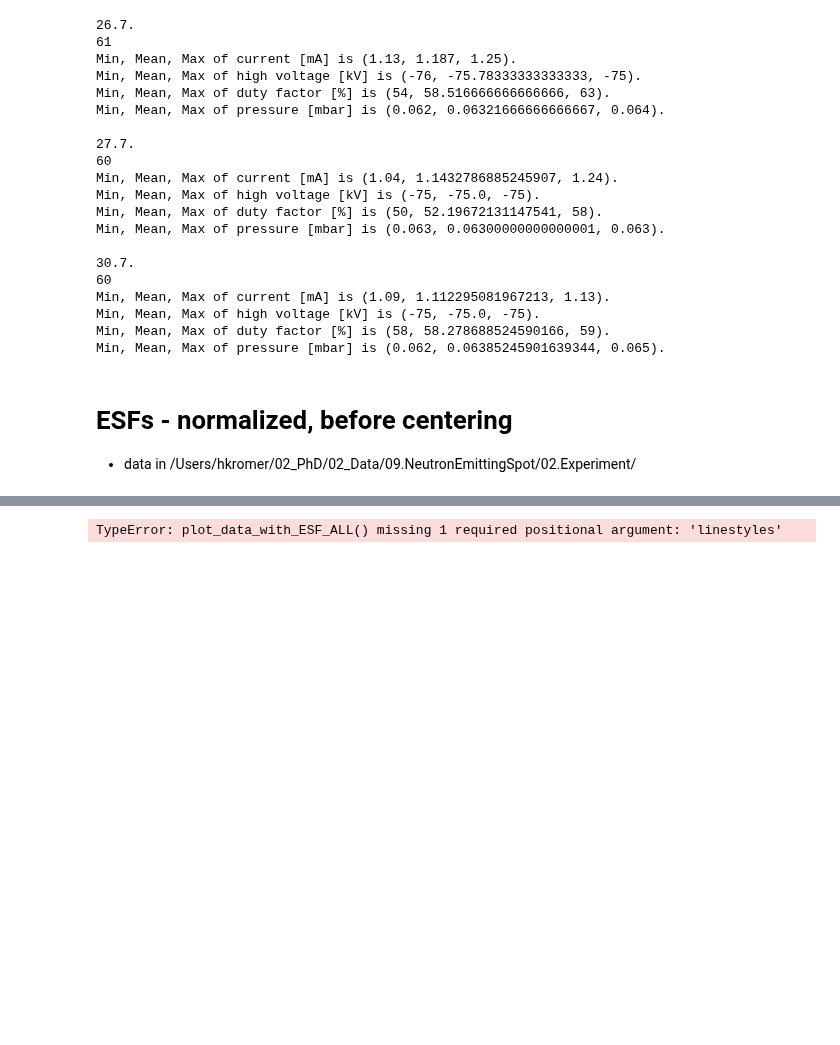
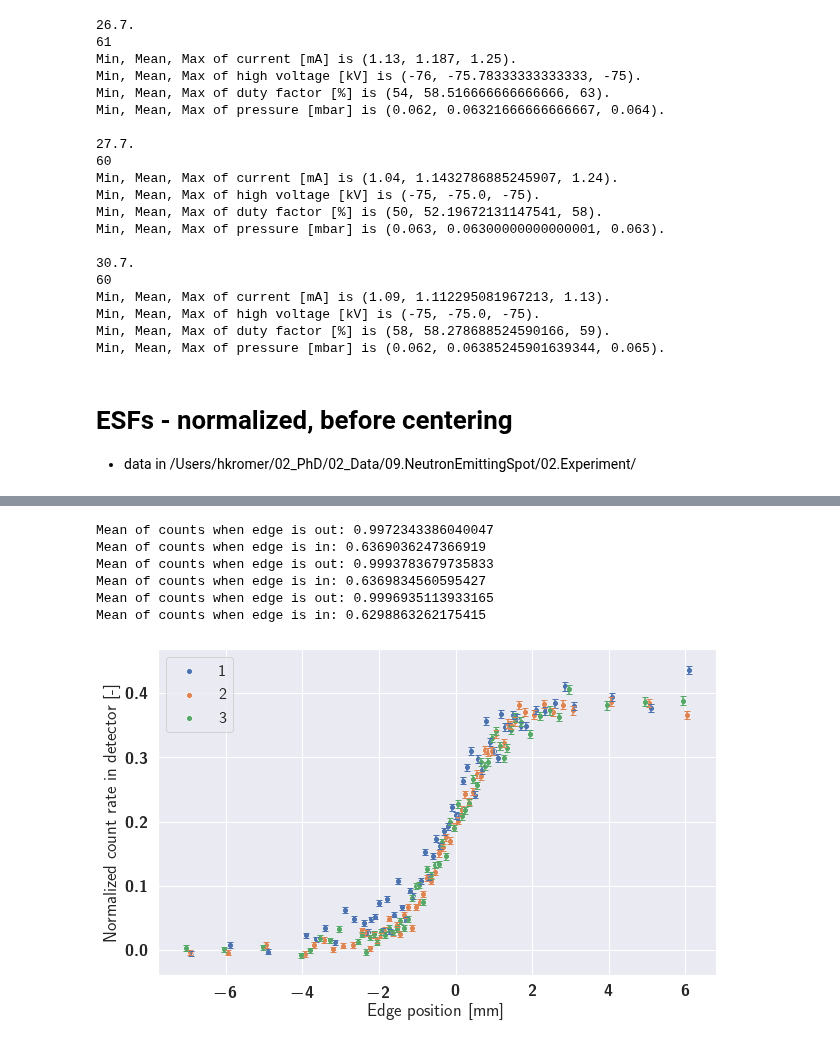
Before and after one commit to kromerh/phd_python, a Jupyter notebook: 04_emitting_spot_size/02.Experiment.withErrorsAndOptimize.ipynb, the cells around one changed output, grey strips where cells are left out. Cells and saved outputs as stored; diff of their text form; code cells hidden in the pictures; blank space fills up the shorter version.

```diff
--- a/04_emitting_spot_size/02.Experiment.withErrorsAndOptimize.ipynb
+++ b/04_emitting_spot_size/02.Experiment.withErrorsAndOptimize.ipynb
@@ -1179,10 +386,0 @@ Mean of counts when edge is in: 0.6116480096865845
-# %%
-outputfolder = '/Users/hkromer/polybox/Thesis/Chapters/DetailedNeutronGeneratorCharacterization/Figures/emitting_spot_size_experiment/'
-figname = f'ESF_with_fit_ALL'
-colors = ['darkorange', 'darkblue', 'darkred']
-labels = ['1', '2', '3']
-markers = ['v','o','s']
-
-plot_data_with_ESF_ALL(fnames, colors, labels, outputfolder, figname, markers)
-# %% [output]
-TypeError: plot_data_with_ESF_ALL() missing 1 required positional argument: 'linestyles'
@@ -1192,0 +387,41 @@ np.linspace(0,2.5,2.5/99)
+# %%
+def normalize(data, col, threshold=-4):
+    """
+    Normalize the data based on column col with threshold
+    """
+    norm = data[ data.loc[:, 'edge_pos_centered'] < -4 ].loc[:, 'cps_new_normed'].mean()
+
+    data[col] = data[col] - norm # shift so that left side is 0
+    return data
+datasets_processed = {}
+fig, ax = plt.subplots(figsize=(10,6))
+sns.set(context='notebook', font_scale=1.5)
+for ID in datasets.keys():
+    data = datasets[ID]
+    # normalize the counts and so on
+    data = process_data(data)
+    data = center_dataset(data, colname='cps_new_normed')
+    datasets_processed[ID] = data
+    threshold = -6 # smaller then -4: edge is fully in
+    data = normalize(data, col='cps_new_normed', threshold=threshold) # normalize the y values when edge fully in
+
+    X = data['edge_pos_centered'].values
+    Y = data['cps_new_normed'].values
+    Y_err = data['cps_new_normed_err'].values
+
+    sns.scatterplot(x=X, y=Y, ax=ax, label=ID)
+    ax.errorbar(X, Y, xerr=None, yerr=Y_err,  ls='none', capsize=3)
+
+plt.xlabel('Edge position [mm]')
+plt.ylabel('Normalized count rate in detector [-]')
+plt.legend()
+# plt.ylim(0.55, 1.05)
+plt.show()
+# %% [output]
+Mean of counts when edge is out: 0.9972343386040047
+Mean of counts when edge is in: 0.6369036247366919
+Mean of counts when edge is out: 0.9993783679735833
+Mean of counts when edge is in: 0.6369834560595427
+Mean of counts when edge is out: 0.9996935113933165
+Mean of counts when edge is in: 0.6298863262175415
+[figure, added]
```
Also changed, not shown: parts of 46 cells of this notebook, 39 other files.
